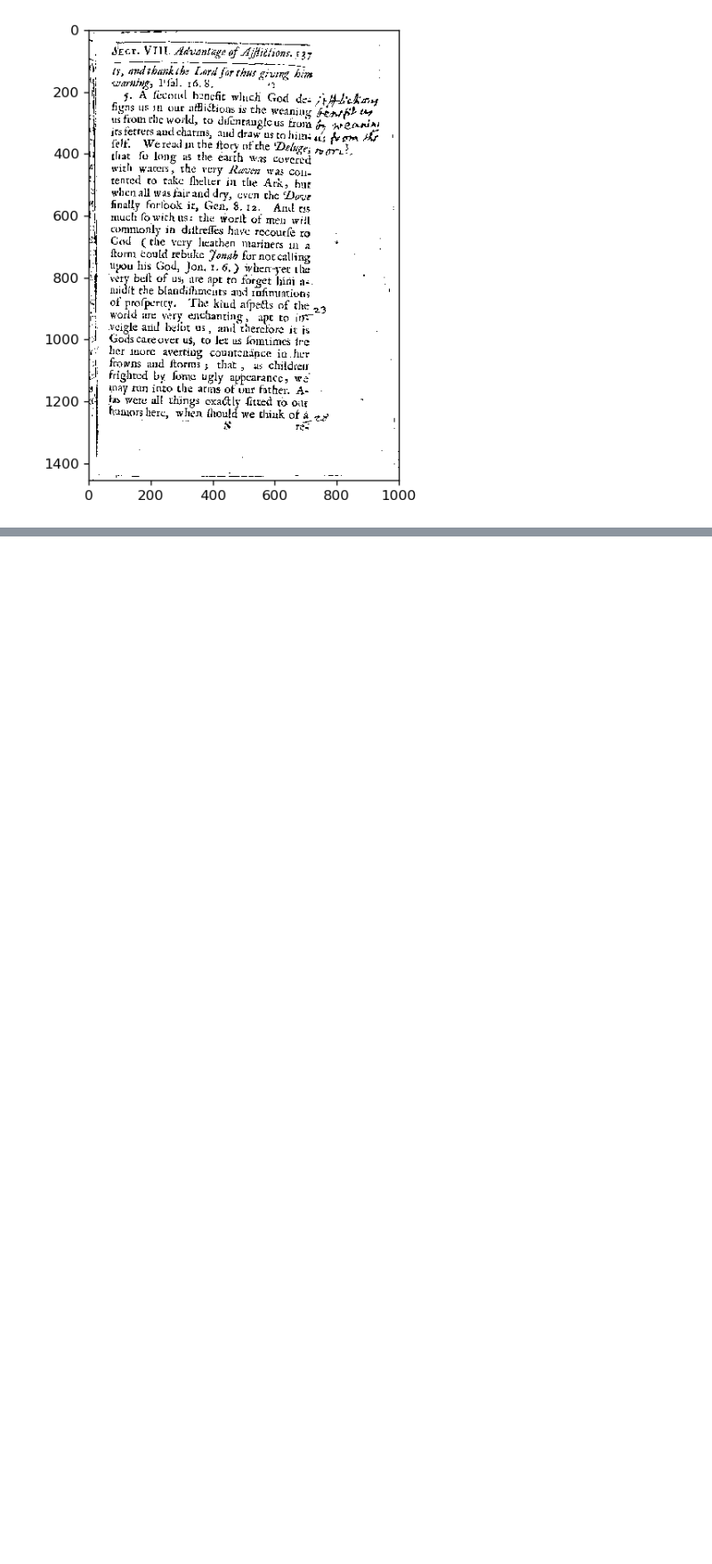
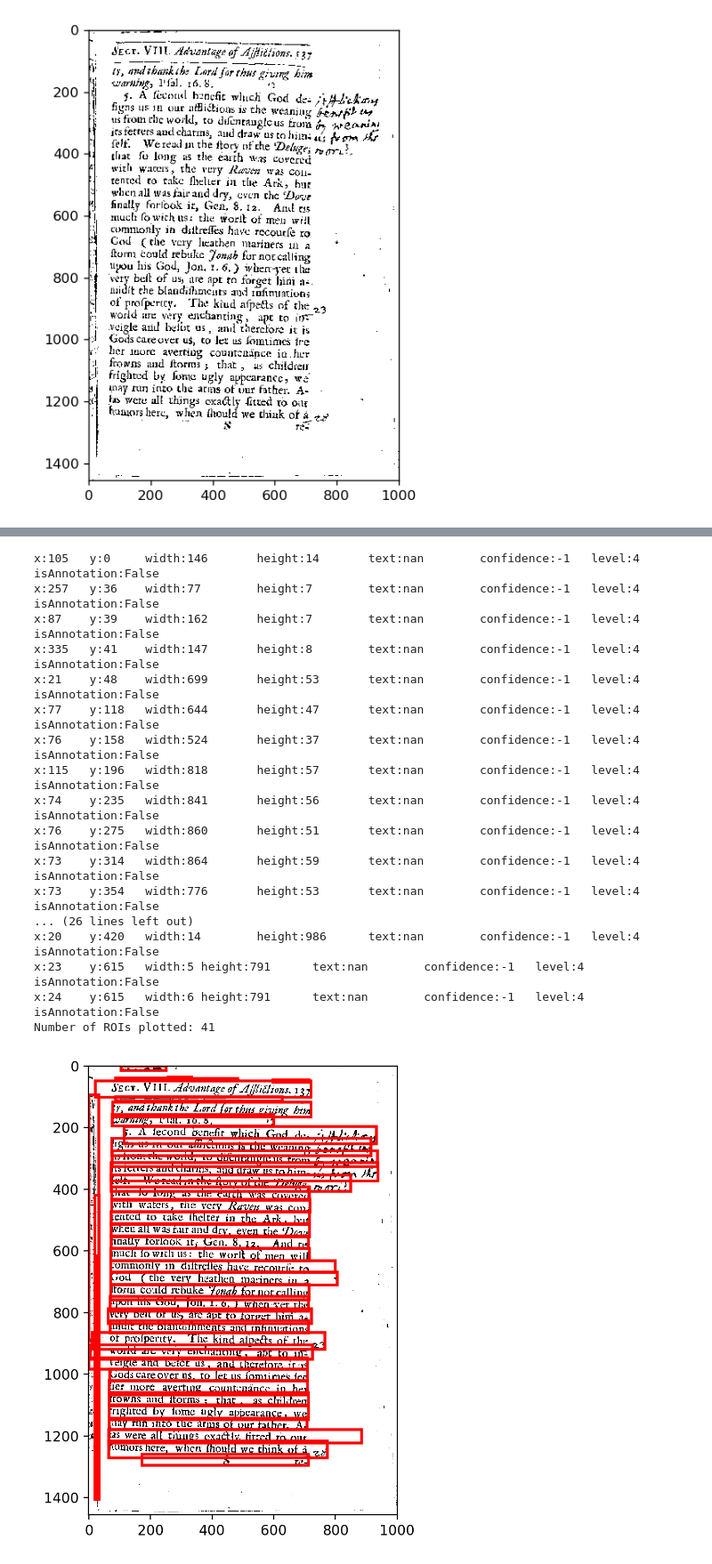
Before and after one commit to collectionslab/Omniscribe, a Jupyter notebook: detection/main.ipynb, the cells around one changed output, grey strips where cells are left out. Shown at 89% size. Drawn from its saved outputs; the diff is of its cells as text; code cells hidden in the pictures; blank space fills up the shorter version.

Commit message:
Finish the overall framework for end-to-end bounding boxes generation

```diff
--- a/detection/main.ipynb
+++ b/detection/main.ipynb
@@ -67,13 +64,21 @@ plt.imshow(img, cmap='gray')
 <matplotlib.image.AxesImage at 0x...>
 [figure]
 # %%
-#4. Load the tessearct engine
+# ############################################
+#
+# 4. Load the tessearct engine
+#
+# ############################################
+
 from lib.OCREngine import OCREngine
 
 # define engine
 ocr = OCREngine('tesseract')
 
 # perform ocr
-data = ocr.tess_image_to_data(img)
-print(data)
+imgROIs, data_df = ocr.tess_image_to_data(img)
+
+# check
+print(imgROIs[10].toString())
+print(data_df)
 # %% [output]
@@ -84,0 +116,41 @@ from ImageROI import ImageROI
+# %%
+# ############################################
+#
+# 5. Plot the bounding boxes on the text image
+#
+# ############################################
+from lib.utils.Utils import *
+import pickle
+
+# plot the rois and plot only certain information according to the set
+roi_level_set = set([4])
+plt_img(img, rois=imgROIs, roi_level_set=roi_level_set)
+
+# save the plot
+plt.savefig('./result/%s_boxes.png' %fname)
+
+# save the bounding boxes to txt
+save_rois(imgROIs,'./result/%s_imgROIs.txt' %fname)
+
+# save the bounding boxes to pickle
+with open('./result/%s_imgROIs.pkl' %fname,'wb') as f:
+    pickle.dump(imgROIs,f)
+# %% [output]
+x:105   y:0     width:146       height:14       text:nan        confidence:-1   level:4 isAnnotation:False
+x:257   y:36    width:77        height:7        text:nan        confidence:-1   level:4 isAnnotation:False
+x:87    y:39    width:162       height:7        text:nan        confidence:-1   level:4 isAnnotation:False
+x:335   y:41    width:147       height:8        text:nan        confidence:-1   level:4 isAnnotation:False
+x:21    y:48    width:699       height:53       text:nan        confidence:-1   level:4 isAnnotation:False
+x:77    y:118   width:644       height:47       text:nan        confidence:-1   level:4 isAnnotation:False
+x:76    y:158   width:524       height:37       text:nan        confidence:-1   level:4 isAnnotation:False
+x:115   y:196   width:818       height:57       text:nan        confidence:-1   level:4 isAnnotation:False
+x:74    y:235   width:841       height:56       text:nan        confidence:-1   level:4 isAnnotation:False
+x:76    y:275   width:860       height:51       text:nan        confidence:-1   level:4 isAnnotation:False
+x:73    y:314   width:864       height:59       text:nan        confidence:-1   level:4 isAnnotation:False
+x:73    y:354   width:776       height:53       text:nan        confidence:-1   level:4 isAnnotation:False
+... (26 lines left out)
+x:20    y:420   width:14        height:986      text:nan        confidence:-1   level:4 isAnnotation:False
+x:23    y:615   width:5 height:791      text:nan        confidence:-1   level:4 isAnnotation:False
+x:24    y:615   width:6 height:791      text:nan        confidence:-1   level:4 isAnnotation:False
+Number of ROIs plotted: 41
+[figure, added]
```
Also changed, not shown: parts of 4 cells of this notebook, 14 other files.
